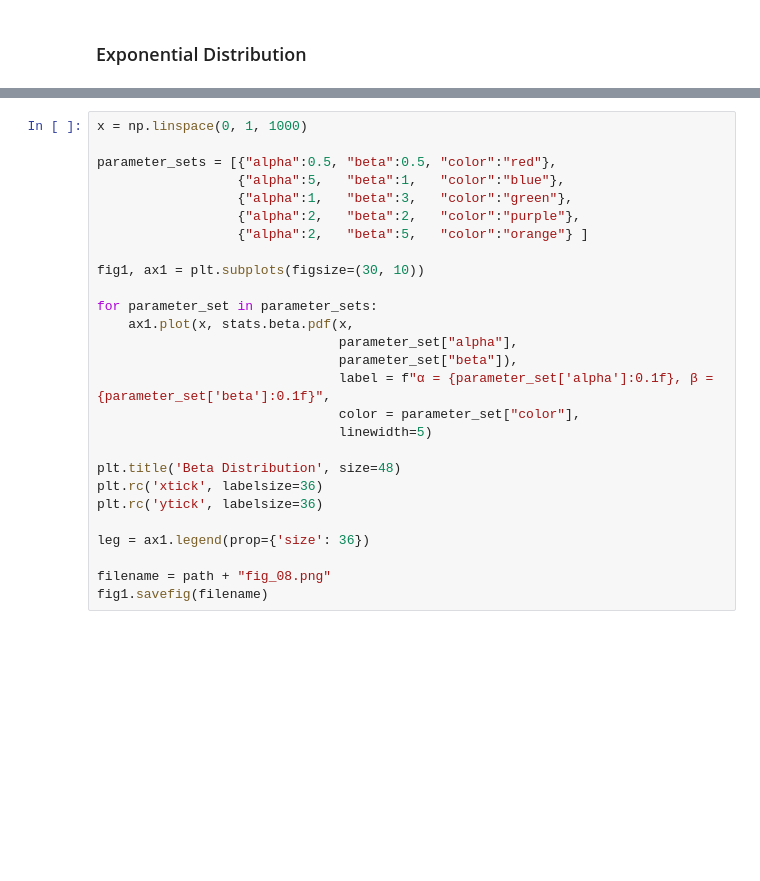
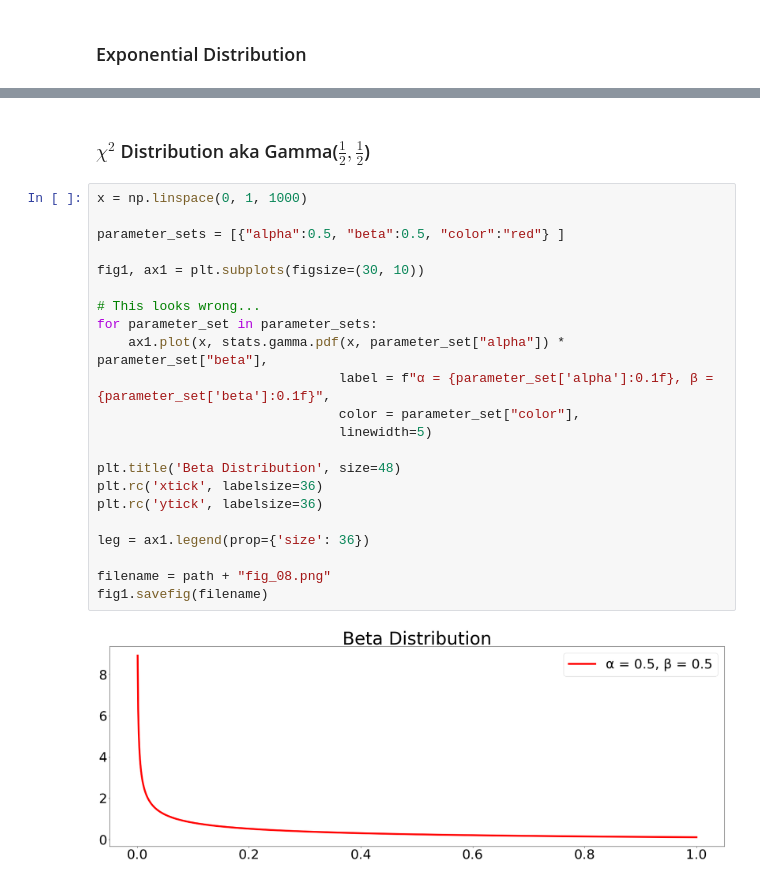
Before and after one commit to k-amini/ds_brushup, a Jupyter notebook: Graphs.ipynb, the cells around one changed output, grey strips where cells are left out. Drawn from its saved outputs; the diff is of its cells as text; blank space fills up the shorter version.

```diff
--- a/Graphs.ipynb
+++ b/Graphs.ipynb
@@ -185,27 +243,26 @@ fig1.savefig(filename)
+# %% [markdown]
+### $\chi^2$ Distribution aka Gamma($\frac{1}{2},\frac{1}{2}$)
 # %%
 x = np.linspace(0, 1, 1000)
 
-parameter_sets = [{"alpha":0.5, "beta":0.5, "color":"red"},
-                  {"alpha":5,   "beta":1,   "color":"blue"},
-                  {"alpha":1,   "beta":3,   "color":"green"},
-                  {"alpha":2,   "beta":2,   "color":"purple"},
-                  {"alpha":2,   "beta":5,   "color":"orange"} ]
+parameter_sets = [{"alpha":0.5, "beta":0.5, "color":"red"} ]
 
 fig1, ax1 = plt.subplots(figsize=(30, 10))
 
+# This looks wrong...
 for parameter_set in parameter_sets:
-    ax1.plot(x, stats.beta.pdf(x,
-                               parameter_set["alpha"],
-                               parameter_set["beta"]),
+    ax1.plot(x, stats.gamma.pdf(x, parameter_set["alpha"]) * parameter_set["beta"],
                                label = f"α = {parameter_set['alpha']:0.1f}, β = {parameter_set['beta']:0.1f}",
                                color = parameter_set["color"],
                                linewidth=5)
 
 plt.title('Beta Distribution', size=48)
 plt.rc('xtick', labelsize=36)
 plt.rc('ytick', labelsize=36)
 
 leg = ax1.legend(prop={'size': 36})
 
 filename = path + "fig_08.png"
 fig1.savefig(filename)
+# %% [output]
+[figure, added]
```
Also changed, not shown: parts of 9 cells of this notebook, 3 other files.
